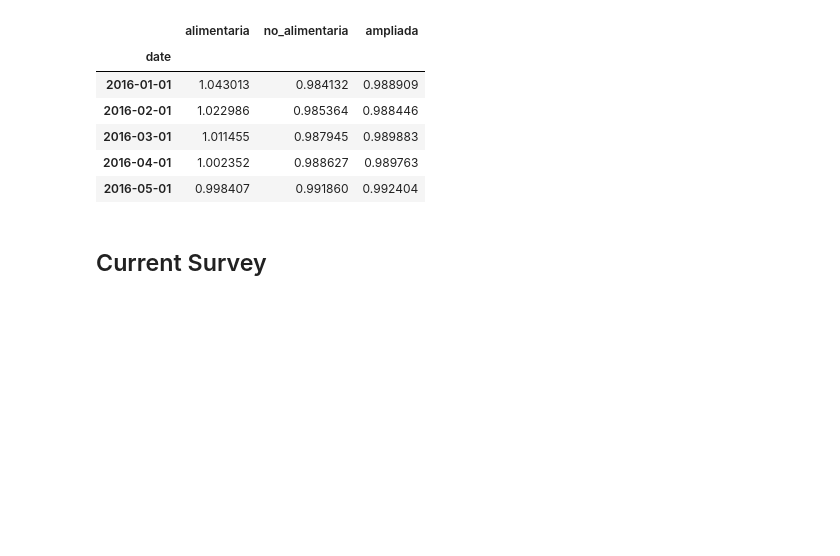
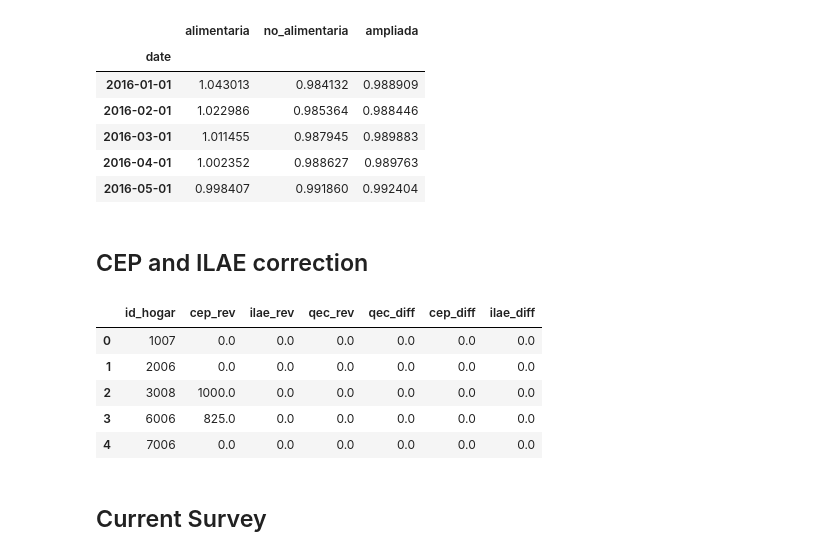
Before and after one commit to AlejandroCoronadoN/mepyd-incluia, a Jupyter notebook: notebooks/processing_ENCFT.ipynb, the cells around one changed output. Saved outputs shown, nothing was run; the diff lists cells and outputs as text; code cells hidden in the pictures; blank space fills up the shorter version.

```diff
--- a/notebooks/processing_ENCFT.ipynb
+++ b/notebooks/processing_ENCFT.ipynb
@@ -133,6 +133,18 @@ inflation_df.head()
 | 2016-03-01 | 1.011455 | 0.987945 | 0.989883 |
 | 2016-04-01 | 1.002352 | 0.988627 | 0.989763 |
 | 2016-05-01 | 0.998407 | 0.991860 | 0.992404 |
+# %% [markdown]
+## CEP and ILAE correction
+# %%
+survey_correction = load_survey_from_pickle(ENCFT_OBJECT_DIR / f'encft-{year}-{trimester}-correction.pkl')
+survey_correction.head()
+# %% [output]
+|  | id_hogar | cep_rev | ilae_rev | qec_rev | qec_diff | cep_diff | ilae_diff |
+| 0 | 1007 | 0.0 | 0.0 | 0.0 | 0.0 | 0.0 | 0.0 |
+| 1 | 2006 | 0.0 | 0.0 | 0.0 | 0.0 | 0.0 | 0.0 |
+| 2 | 3008 | 1000.0 | 0.0 | 0.0 | 0.0 | 0.0 | 0.0 |
+| 3 | 6006 | 825.0 | 0.0 | 0.0 | 0.0 | 0.0 | 0.0 |
+| 4 | 7006 | 0.0 | 0.0 | 0.0 | 0.0 | 0.0 | 0.0 |
 # %% [markdown]
 ## Current Survey
 # %%
```
Also changed, not shown: parts of 14 cells of this notebook, 2 other files.
